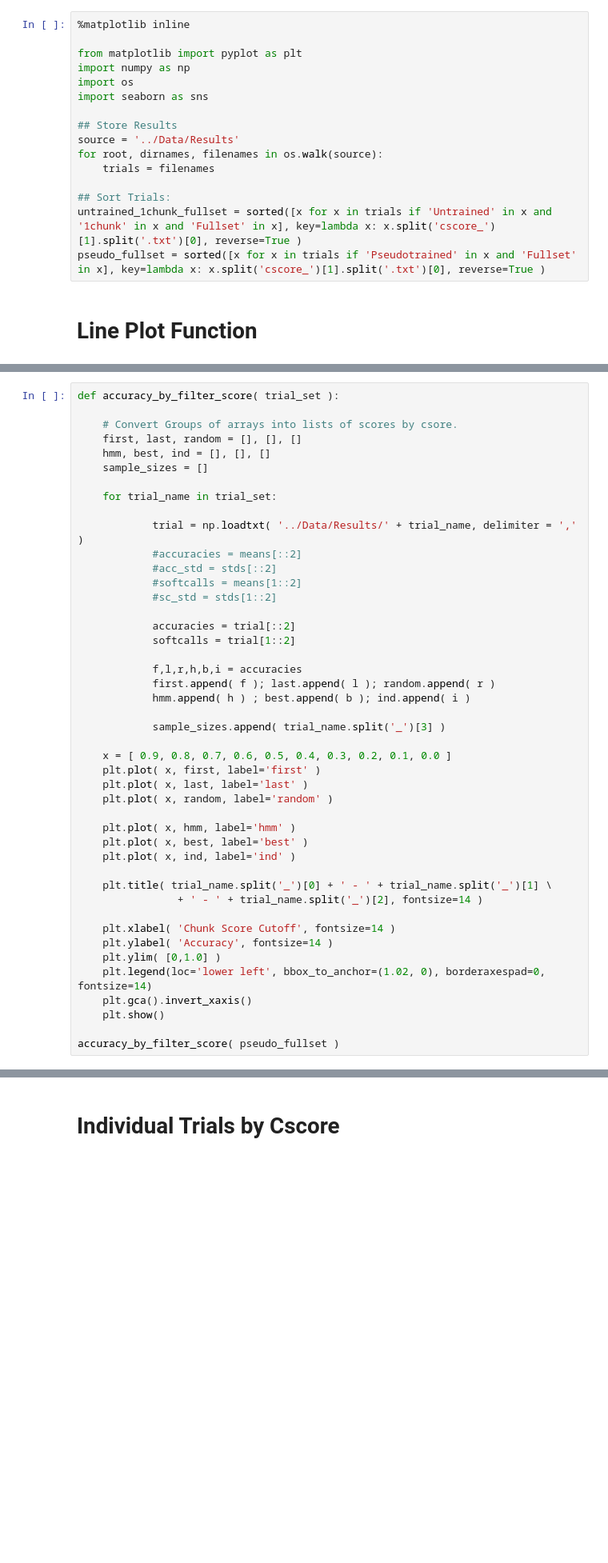
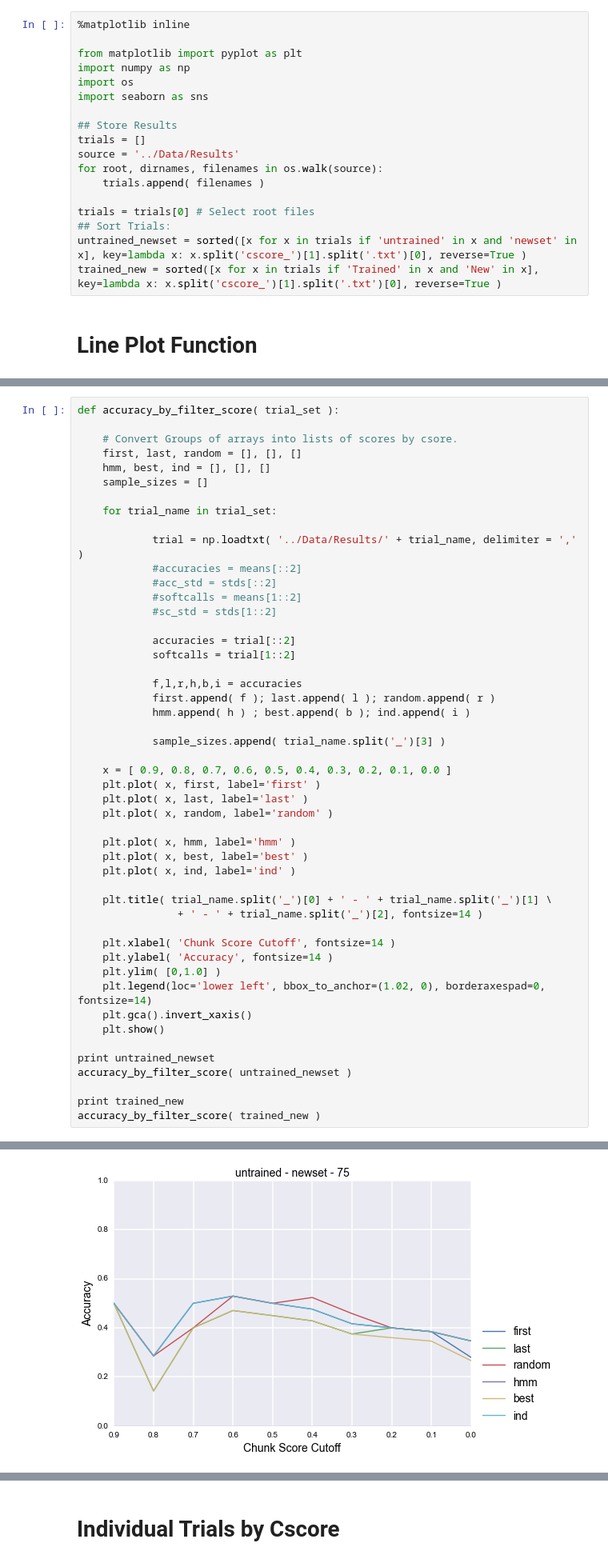
Before and after one commit to jvivian/Helicase-Reread-Project, a Jupyter notebook: Scripts/Results Plotting.ipynb, the cells around one changed output, grey strips where cells are left out. Shown at 80% size. Cells and saved outputs as stored; diff of their text form; blank space fills up the shorter version.

Commit message:
results plotting update

```diff
--- a/Scripts/Results Plotting.ipynb
+++ b/Scripts/Results Plotting.ipynb
@@ -7,12 +7,14 @@ import os
 import seaborn as sns
 
 ## Store Results
+trials = []
 source = '../Data/Results'
 for root, dirnames, filenames in os.walk(source):
-    trials = filenames
+    trials.append( filenames )
 
+trials = trials[0] # Select root files
 ## Sort Trials:
-untrained_1chunk_fullset = sorted([x for x in trials if 'Untrained' in x and '1chunk' in x and 'Fullset' in x], key=lambda x: x.split('cscore_')[1].split('.txt')[0], reverse=True )
-pseudo_fullset = sorted([x for x in trials if 'Pseudotrained' in x and 'Fullset' in x], key=lambda x: x.split('cscore_')[1].split('.txt')[0], reverse=True )
+untrained_newset = sorted([x for x in trials if 'untrained' in x and 'newset' in x], key=lambda x: x.split('cscore_')[1].split('.txt')[0], reverse=True )
+trained_new = sorted([x for x in trials if 'Trained' in x and 'New' in x], key=lambda x: x.split('cscore_')[1].split('.txt')[0], reverse=True )
 # %% [markdown]
 # Line Plot Function
@@ -62,5 +62,9 @@ def accuracy_by_filter_score( trial_set ):
     plt.gca().invert_xaxis()
     plt.show()
 
-accuracy_by_filter_score( pseudo_fullset )
+print untrained_newset
+accuracy_by_filter_score( untrained_newset )
+
+print trained_new
+accuracy_by_filter_score( trained_new )
 # %% [output]
@@ -67,0 +72 @@ NameError: name 'pseudo_fullset' is not defined
+[figure, added]
```
Also changed, not shown: parts of 2 cells of this notebook.
